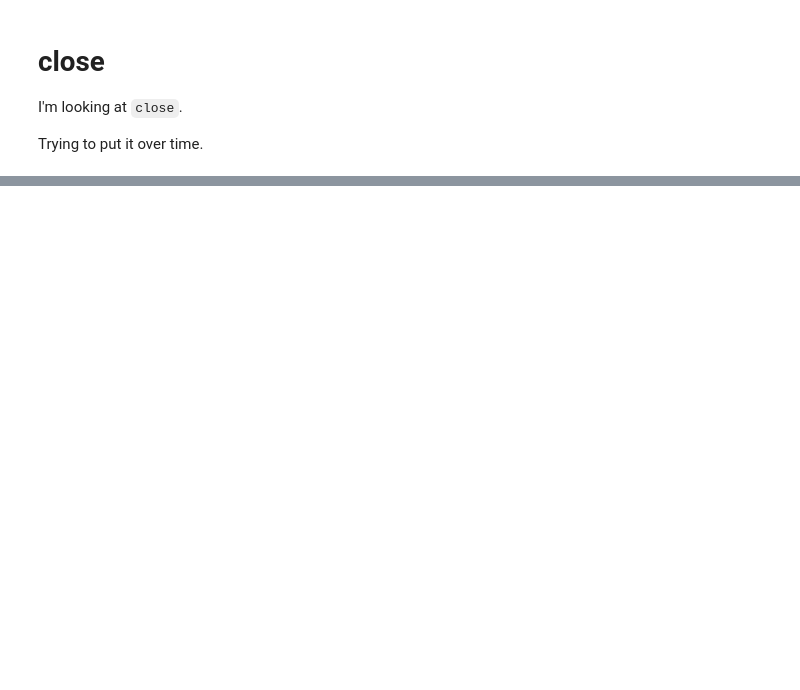
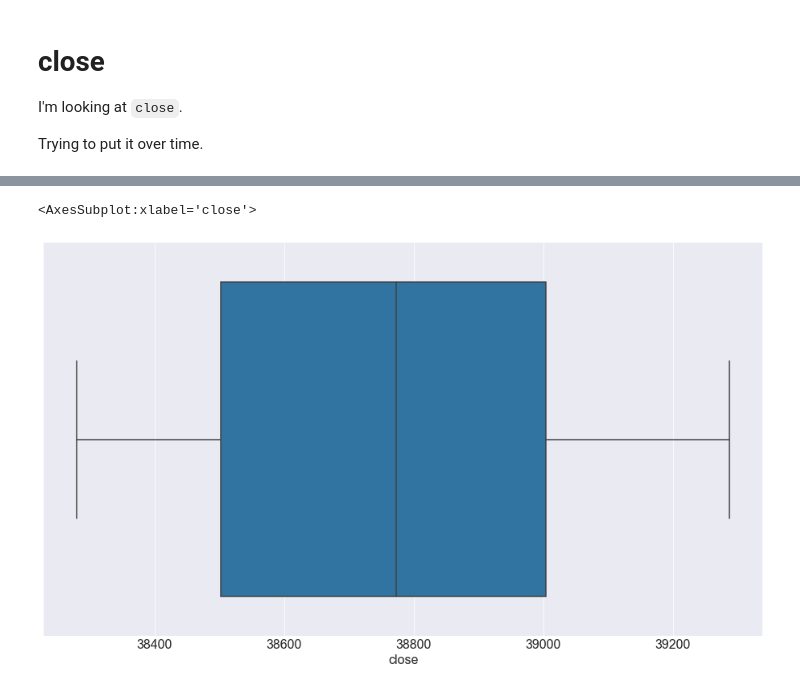
Before and after one commit to hinzle/binance-project, a Jupyter notebook: jupyter/explore.ipynb, the cells around one changed output, grey strips where cells are left out. Drawn from its saved outputs; the diff is of its cells as text; code cells hidden in the pictures; blank space fills up the shorter version.

```diff
--- a/jupyter/explore.ipynb
+++ b/jupyter/explore.ipynb
@@ -124,0 +218,5 @@ memory usage: 9.7 KB
+# %%
+sns.boxplot(train.close)
+# %% [output]
+<AxesSubplot:xlabel='close'>
+[figure, added]
```
Also changed, not shown: parts of 42 cells of this notebook, 2 other files.
